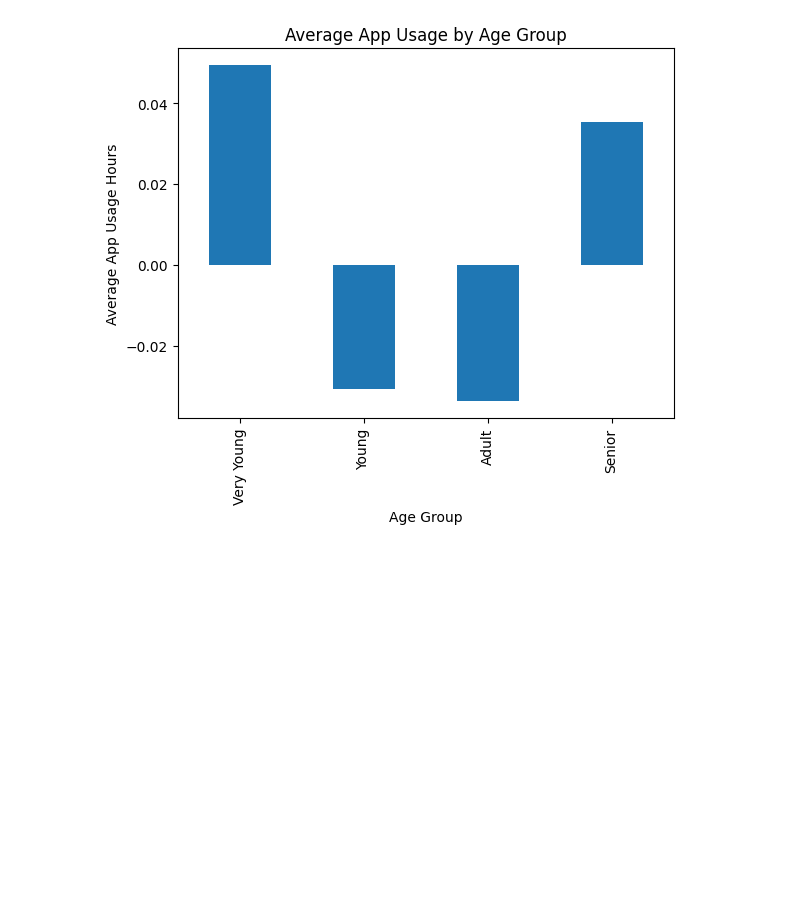
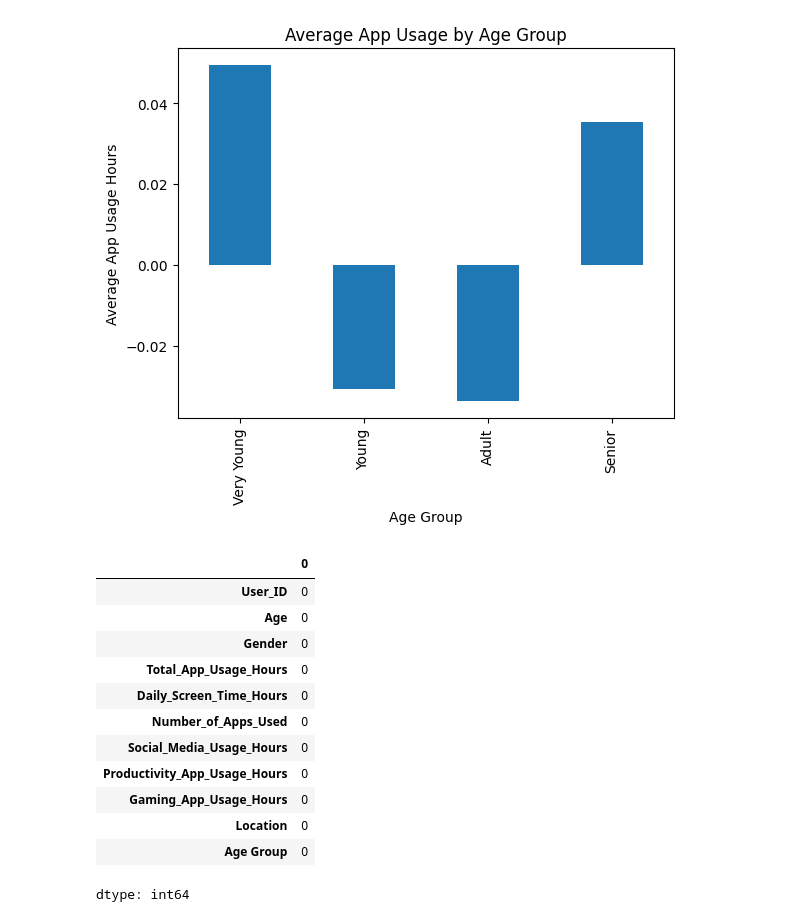
Before and after one commit to truptijadhav2008/Mobile-usage-engineering-feature-ex, a Jupyter notebook: Mobile_usages_engineering_feature_Ex.ipynb, the cells around one changed output. Saved outputs shown, nothing was run; the diff lists cells and outputs as text; code cells hidden in the pictures; blank space fills up the shorter version.

```diff
--- a/Mobile_usages_engineering_feature_Ex.ipynb
+++ b/Mobile_usages_engineering_feature_Ex.ipynb
@@ -214,3 +214,19 @@ Adult        -0.033807
 Senior        0.035410
 Name: Total_App_Usage_Hours, dtype: float64
 [figure]
+# %%
+df.isnull().sum()
+# %% [output]
+|  | 0 |
+| User_ID | 0 |
+| Age | 0 |
+| Gender | 0 |
+| Total_App_Usage_Hours | 0 |
+| Daily_Screen_Time_Hours | 0 |
+| Number_of_Apps_Used | 0 |
+| Social_Media_Usage_Hours | 0 |
+| Productivity_App_Usage_Hours | 0 |
+| Gaming_App_Usage_Hours | 0 |
+| Location | 0 |
+| Age Group | 0 |
+dtype: int64
```
